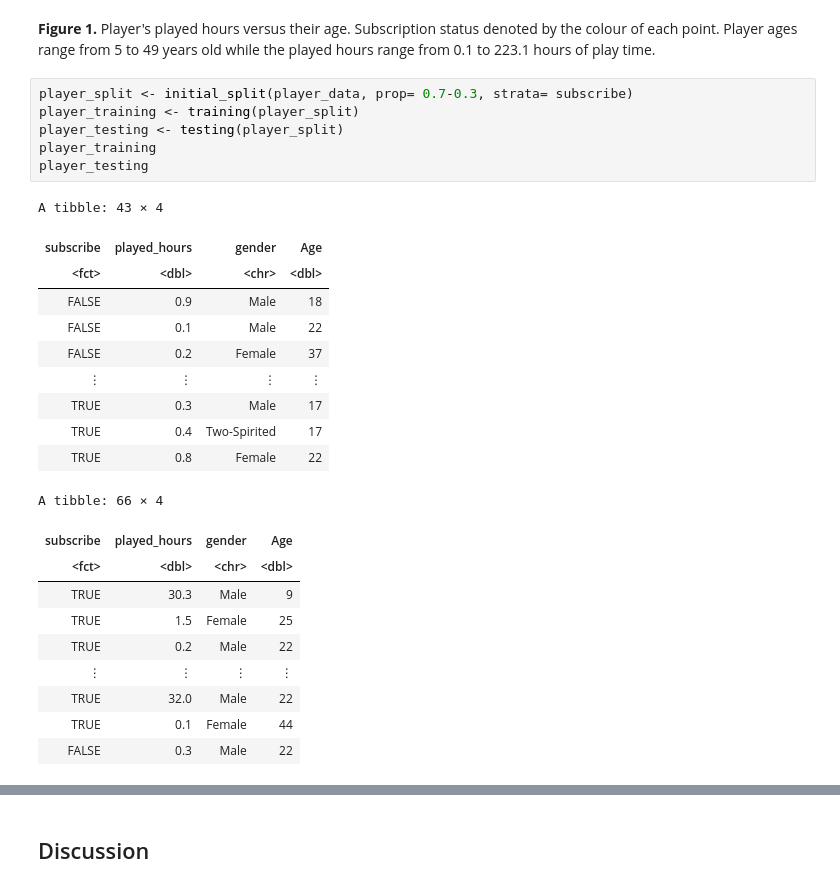
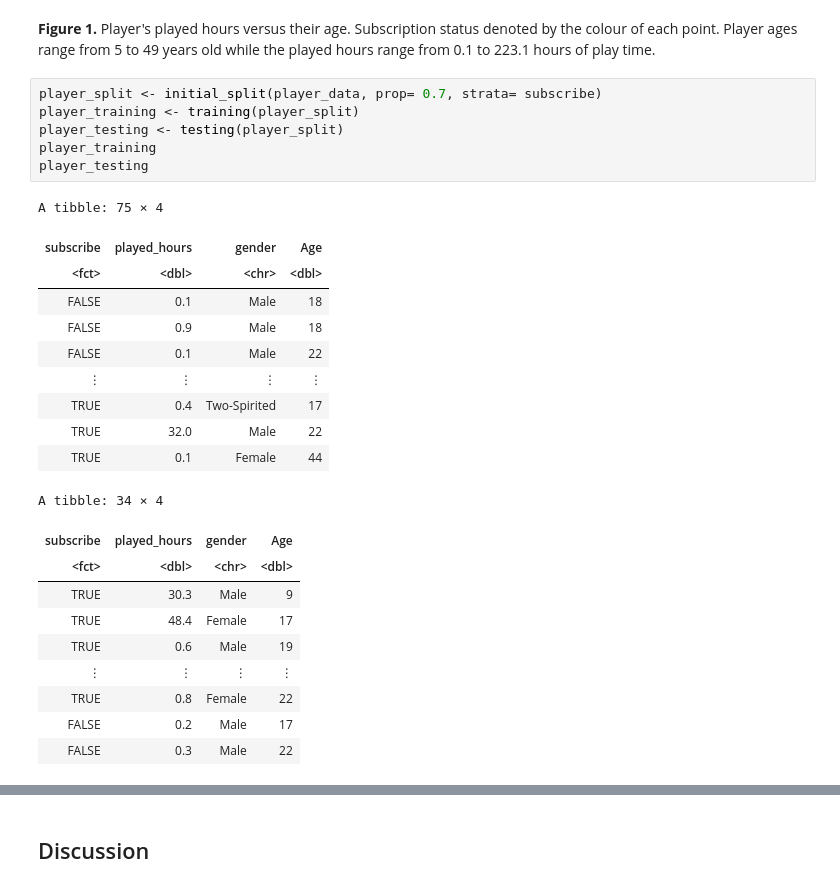
Before and after one commit to autumnbella0121/DSCI100-Group5-GroupProject, a Jupyter notebook: WorkingNotebook.ipynb, the cells around one changed output, grey strips where cells are left out. Saved outputs shown, nothing was run; the diff lists cells and outputs as text.

```diff
--- a/WorkingNotebook.ipynb
+++ b/WorkingNotebook.ipynb
@@ -89,31 +89,31 @@ player_plot
 # %% [markdown]
 **Figure 1.** Player's played hours versus their age. Subscription status denoted by the colour of each point. Player ages range from 5 to 49 years old while the played hours range from 0.1 to 223.1 hours of play time.
 # %%
-player_split <- initial_split(player_data, prop= 0.7-0.3, strata= subscribe)
+player_split <- initial_split(player_data, prop= 0.7, strata= subscribe)
 player_training <- training(player_split)
 player_testing <- testing(player_split)
 player_training
 player_testing
 # %% [output]
-A tibble: 43 × 4
+A tibble: 75 × 4
 | subscribe | played_hours | gender | Age |
 | <fct> | <dbl> | <chr> | <dbl> |
+| FALSE | 0.1 | Male | 18 |
 | FALSE | 0.9 | Male | 18 |
 | FALSE | 0.1 | Male | 22 |
-| FALSE | 0.2 | Female | 37 |
 | ⋮ | ⋮ | ⋮ | ⋮ |
-| TRUE | 0.3 | Male | 17 |
 | TRUE | 0.4 | Two-Spirited | 17 |
-| TRUE | 0.8 | Female | 22 |
+| TRUE | 32.0 | Male | 22 |
+| TRUE | 0.1 | Female | 44 |
-A tibble: 66 × 4
+A tibble: 34 × 4
 | subscribe | played_hours | gender | Age |
 | <fct> | <dbl> | <chr> | <dbl> |
 | TRUE | 30.3 | Male | 9 |
-| TRUE | 1.5 | Female | 25 |
-| TRUE | 0.2 | Male | 22 |
+| TRUE | 48.4 | Female | 17 |
+| TRUE | 0.6 | Male | 19 |
 | ⋮ | ⋮ | ⋮ | ⋮ |
-| TRUE | 32.0 | Male | 22 |
-| TRUE | 0.1 | Female | 44 |
+| TRUE | 0.8 | Female | 22 |
+| FALSE | 0.2 | Male | 17 |
 | FALSE | 0.3 | Male | 22 |
 # %%
 # First, we'll perform a knn classification with k = 3.
```
Also changed, not shown: parts of 9 cells of this notebook.
